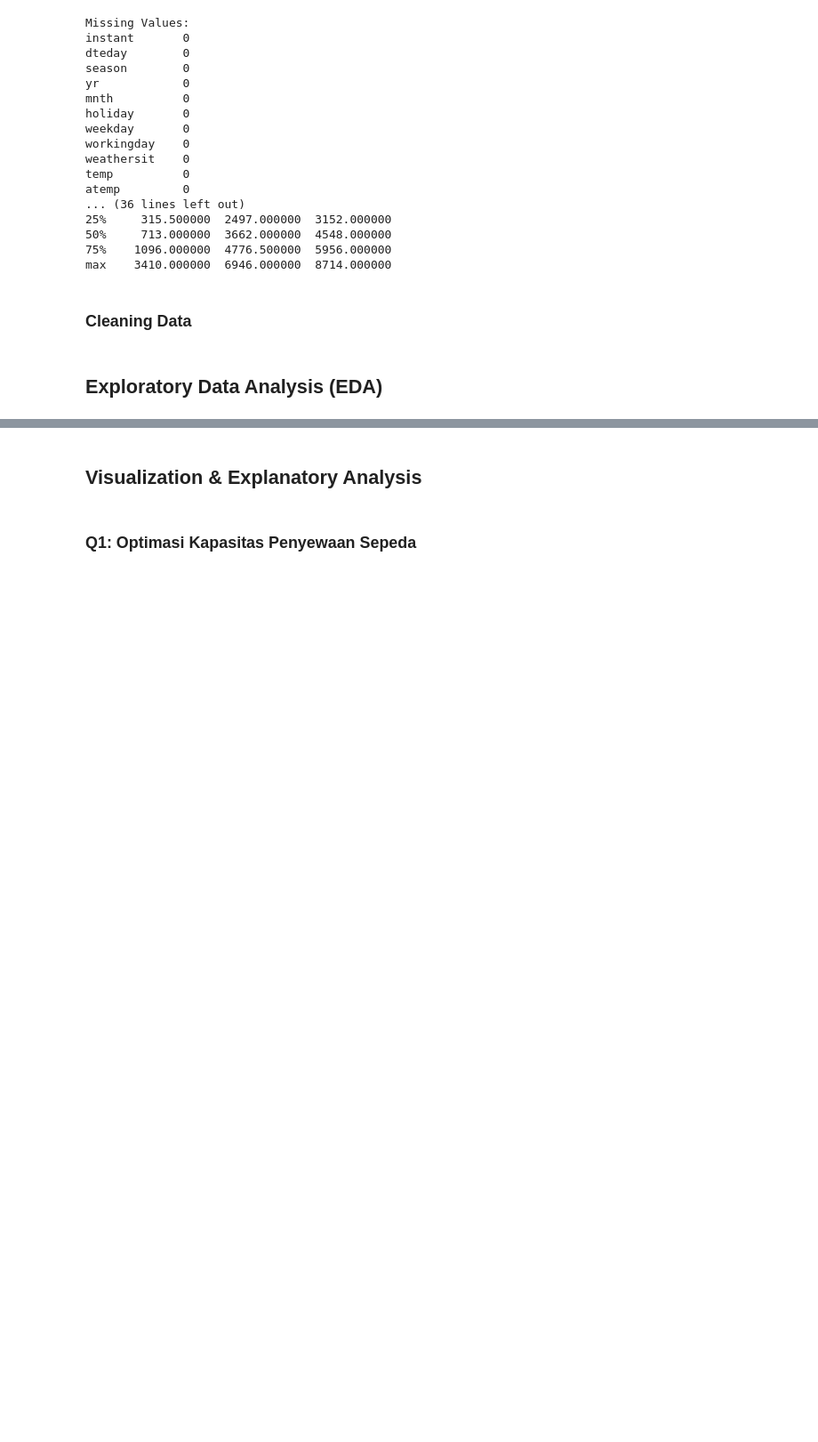
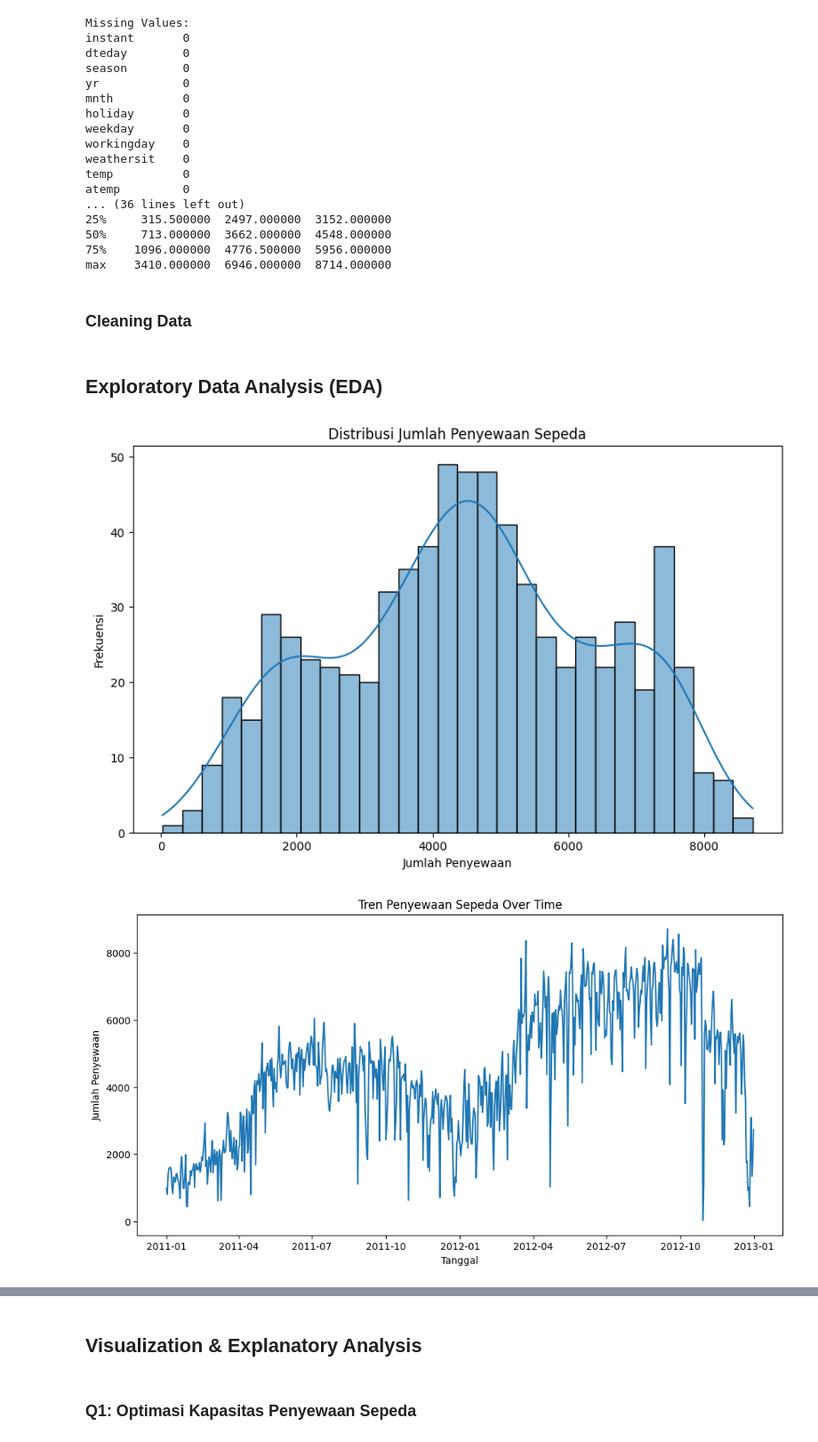
Before and after one commit to gitHUBmichael20/analisis-data-python-submissions, a Jupyter notebook: notebook.ipynb, the cells around one changed output, grey strips where cells are left out. Shown at 89% size. Drawn from its saved outputs; the diff is of its cells as text; code cells hidden in the pictures; blank space fills up the shorter version.

```diff
--- a/notebook.ipynb
+++ b/notebook.ipynb
@@ -107,3 +107,36 @@ day_df['weathersit'] = day_df['weathersit'].map(weather_labels)
 hour_df['weathersit'] = hour_df['weathersit'].map(weather_labels)
 # %% [markdown]
 ## Exploratory Data Analysis (EDA)
+# %%
+# Distribusi Data
+plt.figure(figsize=(10, 6))
+sns.histplot(day_df['cnt'], bins=30, kde=True)
+plt.title('Distribusi Jumlah Penyewaan Sepeda')
+plt.xlabel('Jumlah Penyewaan')
+plt.ylabel('Frekuensi')
+plt.show()
+
+# Tren Data
+plt.figure(figsize=(12, 6))
+sns.lineplot(data=day_df, x='dteday', y='cnt')
+plt.title('Tren Penyewaan Sepeda Over Time')
+plt.xlabel('Tanggal')
+plt.ylabel('Jumlah Penyewaan')
+plt.show()
+
+# Korelasi Data
+correlation_matrix = day_df[['temp', 'atemp', 'hum', 'windspeed', 'cnt']].corr()
+plt.figure(figsize=(10, 8))
+sns.heatmap(correlation_matrix, annot=True, cmap='coolwarm', center=0)
+plt.title('Korelasi antara Faktor Cuaca dan Penyewaan')
+plt.show()
+
+# Outliers
+plt.figure(figsize=(10, 6))
+sns.boxplot(data=day_df, y='cnt')
+plt.title('Boxplot Jumlah Penyewaan Sepeda')
+plt.ylabel('Jumlah Penyewaan')
+plt.show()
+# %% [output]
+[figure, added]
+[figure, added]
```
Also changed, not shown: parts of 2 cells of this notebook.
